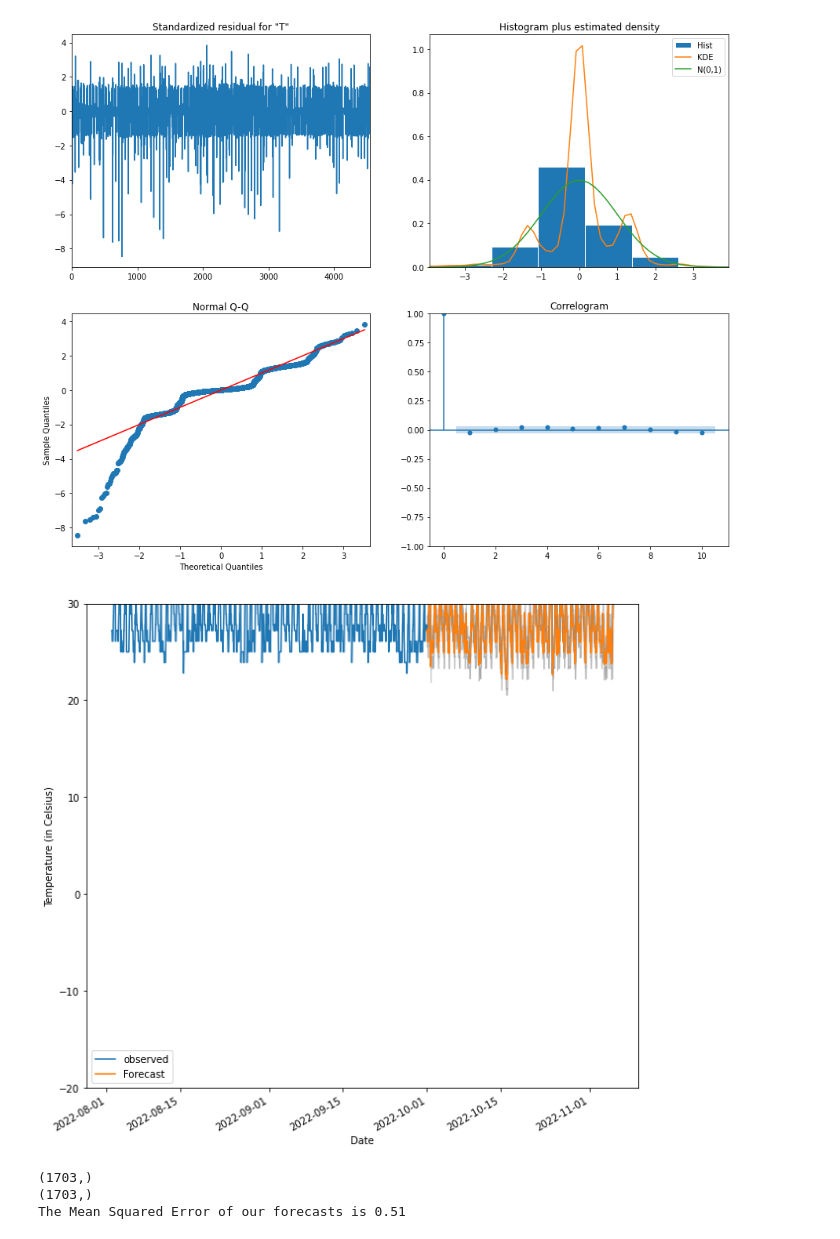
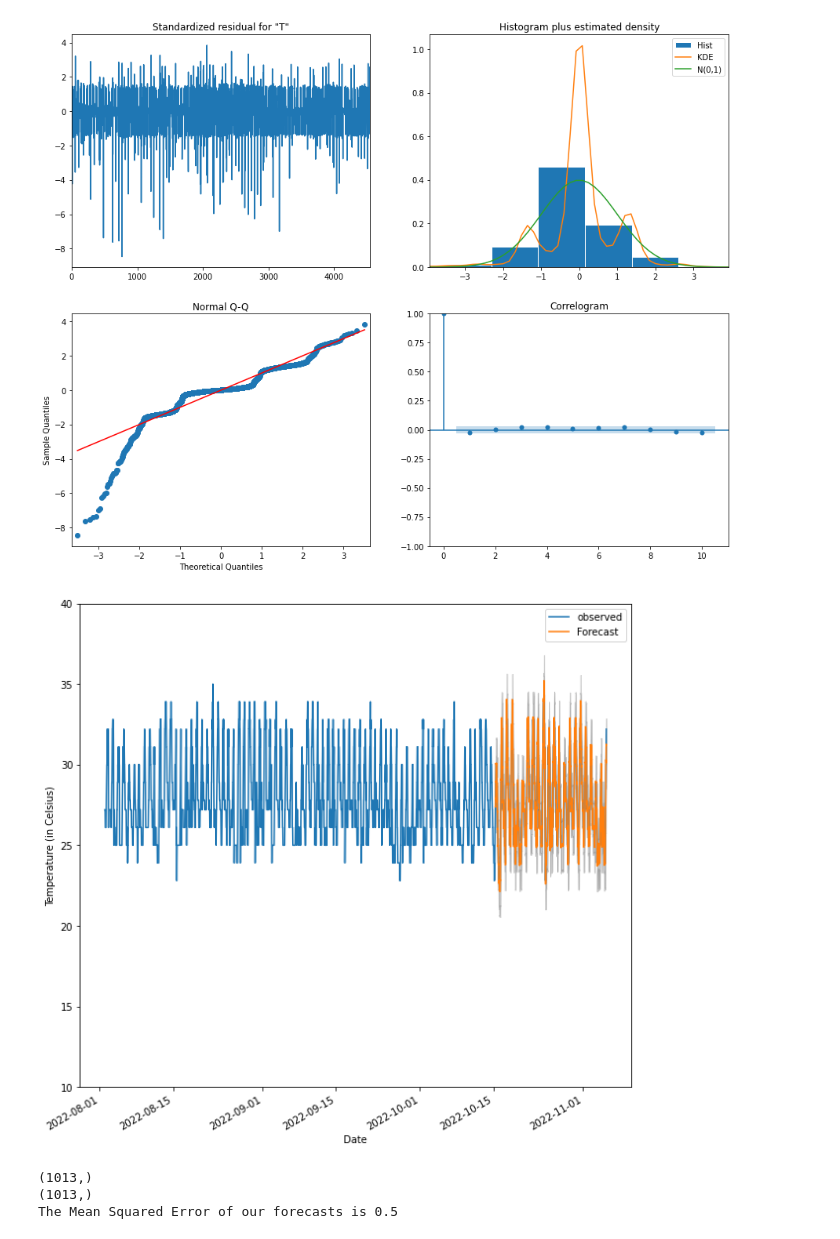
Before and after one commit to TomatoFT/Weather-Analysis-and-Forecasting-App, a Jupyter notebook: timeseries_prediction.ipynb, the cells around one changed output. Drawn from its saved outputs; the diff is of its cells as text; code cells hidden in the pictures.

```diff
--- a/timeseries_prediction.ipynb
+++ b/timeseries_prediction.ipynb
@@ -276,33 +289,33 @@ plt.show()
 # %% [output]
 [figure]
 # %%
-pred = results.get_prediction(start=pd.to_datetime('2022-10-1 00:00:00'), dynamic=False)
+pred = results.get_prediction(start=pd.to_datetime('2022-10-15 9:00:00'), dynamic=False)
 pred_ci = pred.conf_int()
 # %%
 ax = one_step_df.Temperature_actual['2022-08-02 00:30:00':].plot(label='observed')
 pred.predicted_mean.plot(ax=ax, label='Forecast')
 
 ax.fill_between(pred_ci.index,
                 pred_ci.iloc[:, 0],
                 pred_ci.iloc[:, 1], color='k', alpha=.2)
 
 ax.set_xlabel('Date')
 ax.set_ylabel('Temperature (in Celsius)')
-plt.ylim([-20,30])
+plt.ylim([10,40])
 plt.legend()
 plt.show()
 # %% [output]
-[figure, old version]
+[figure, new version]
 # %%
 y_forecasted = pred.predicted_mean
-y_truth = one_step_df.Temperature_actual['2022-10-1 00:00:00':]
+y_truth = one_step_df.Temperature_actual['2022-10-15 9:00:00':]
 print(y_forecasted.shape)
 print(y_truth.shape)
 # Compute the mean square error
 mse = MSE(y_truth, y_forecasted, squared=True)
 print('The Mean Squared Error of our forecasts is {}'.format(round(mse, 2)))
 # %% [output]
-(1703,)
-(1703,)
-The Mean Squared Error of our forecasts is 0.51
+(1013,)
+(1013,)
+The Mean Squared Error of our forecasts is 0.5
 # %%
```
Also changed, not shown: parts of 35 cells of this notebook, 1 other file.
